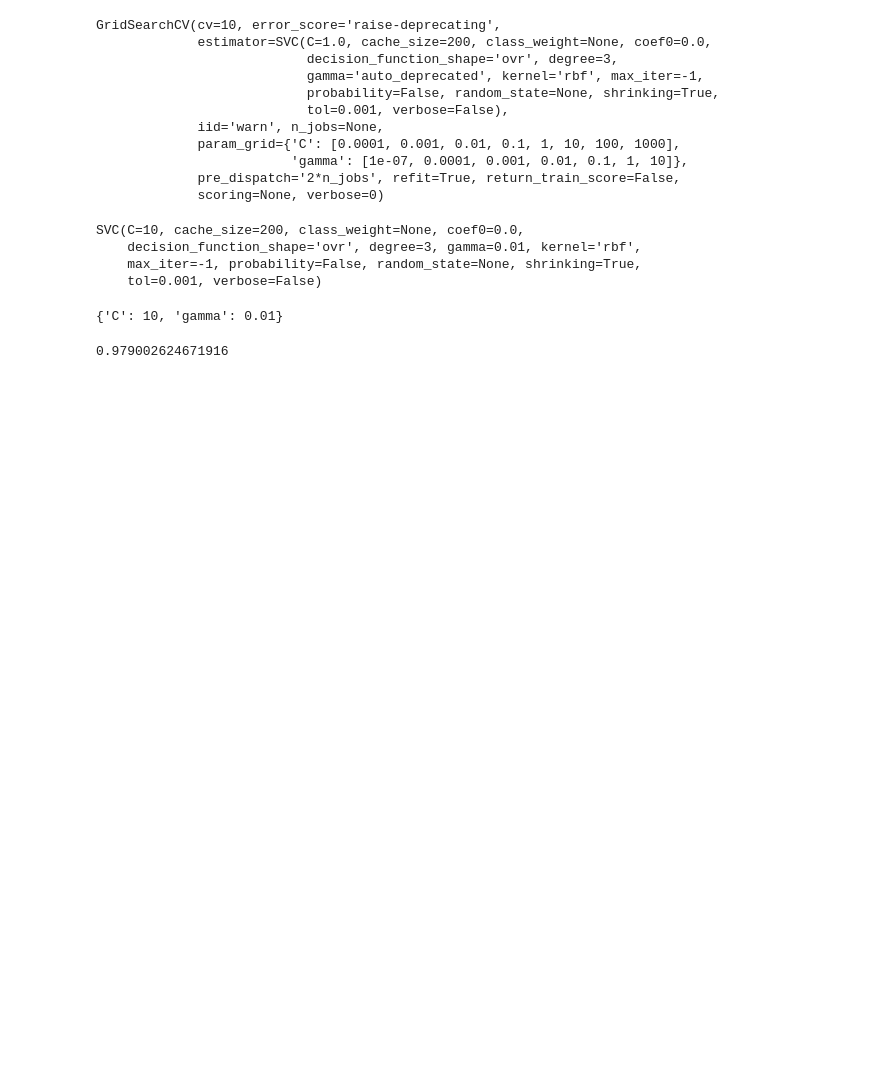
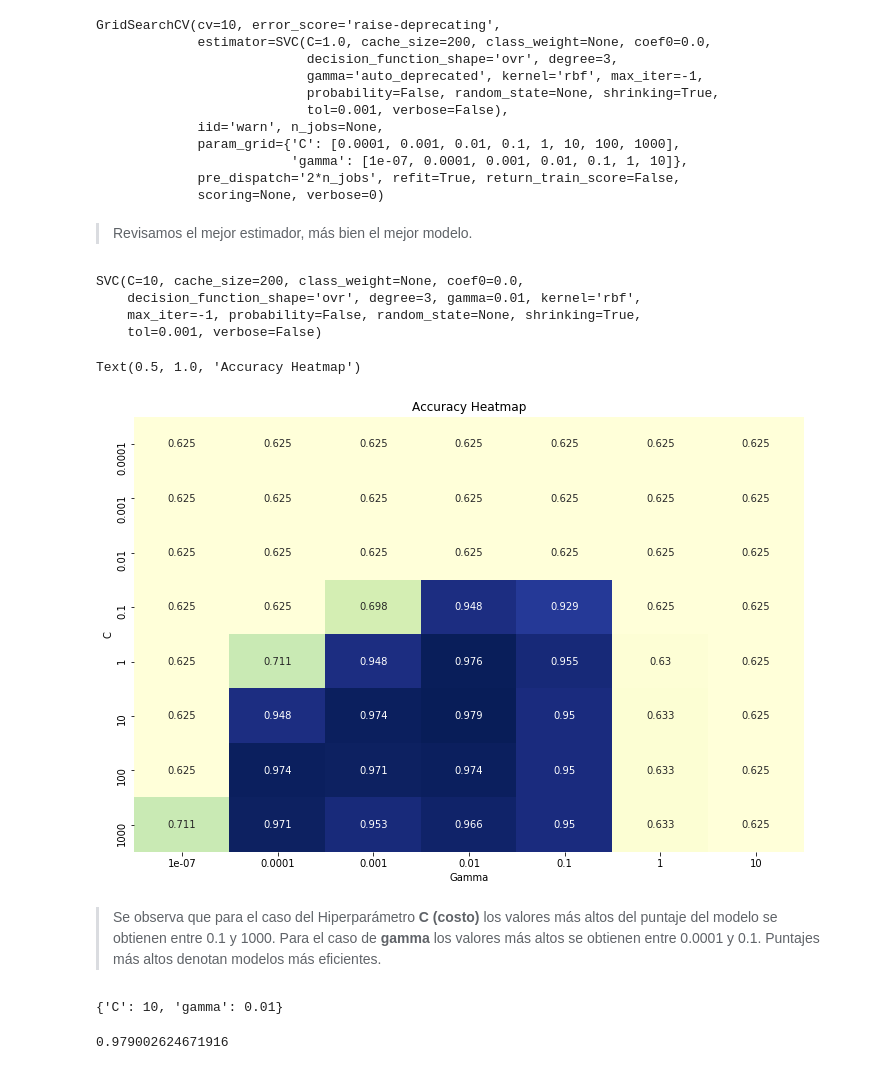
Before and after one commit to ridexmoler/modulo-machine-learning, a Jupyter notebook: semana3/sesion5/Pablo-Rocco-ACT005/notebook.ipynb, the cells around one changed output. Drawn from its saved outputs; the diff is of its cells as text; code cells hidden in the pictures; blank space fills up the shorter version.

```diff
--- a/semana3/sesion5/Pablo-Rocco-ACT005/notebook.ipynb
+++ b/semana3/sesion5/Pablo-Rocco-ACT005/notebook.ipynb
@@ -241,6 +239,8 @@ GridSearchCV(cv=10, error_score='raise-deprecating',
                          'gamma': [1e-07, 0.0001, 0.001, 0.01, 0.1, 1, 10]},
              pre_dispatch='2*n_jobs', refit=True, return_train_score=False,
              scoring=None, verbose=0)
+# %% [markdown]
+> Revisamos el mejor estimador, más bien el mejor modelo.
 # %%
 estimatecv.best_estimator_
 # %% [output]
@@ -248,6 +248,26 @@ SVC(C=10, cache_size=200, class_weight=None, coef0=0.0,
     decision_function_shape='ovr', degree=3, gamma=0.01, kernel='rbf',
     max_iter=-1, probability=False, random_state=None, shrinking=True,
     tol=0.001, verbose=False)
+# %%
+# Redimensionamos los resultados de mean_test_score que se encuentran como una lista, y estructuramos
+# como un arreglo de 8 filas y 7 columnas
+cv_params = np.array(estimatecv.cv_results_['mean_test_score']).reshape(8, 7)
+plt.figure(figsize=(12, 8))
+sns.heatmap(cv_params,
+            annot = True,
+            cmap = 'YlGnBu',
+            cbar = False,
+            xticklabels=gamma_param_range,
+            yticklabels=c_param_range,
+            fmt='.3')
+plt.xlabel('Gamma')
+plt.ylabel('C')
+plt.title('Accuracy Heatmap')
+# %% [output]
+Text(0.5, 1.0, 'Accuracy Heatmap')
+[figure, added]
+# %% [markdown]
+> Se observa que para el caso del Hiperparámetro __C (costo)__ los valores más altos del puntaje del modelo se obtienen entre 0.1 y 1000. Para el caso de __gamma__ los valores más altos se obtienen entre 0.0001 y 0.1. Puntajes más altos denotan modelos más eficientes.
 # %%
 estimatecv.best_params_
 # %% [output]
```
Also changed, not shown: parts of 34 cells of this notebook.
